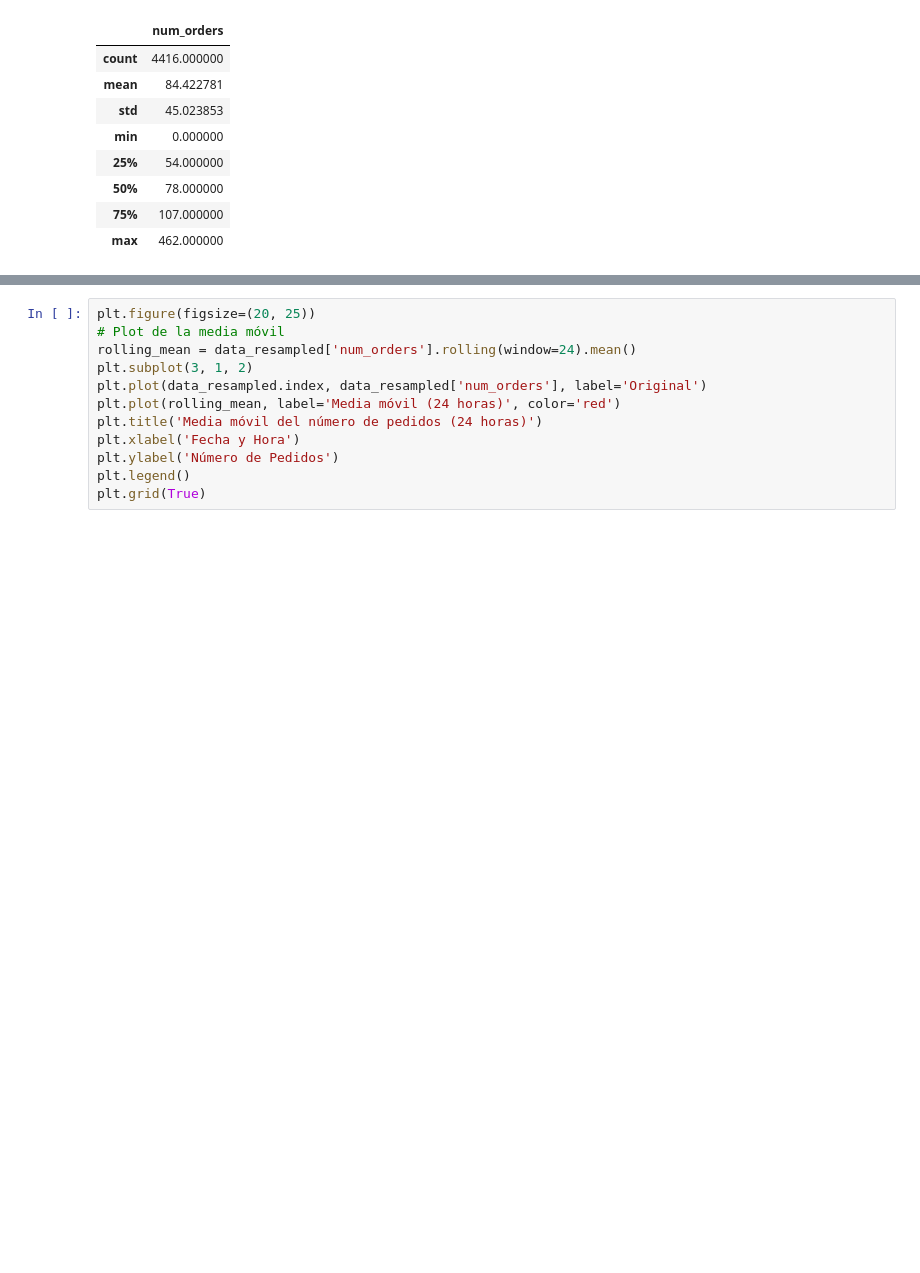
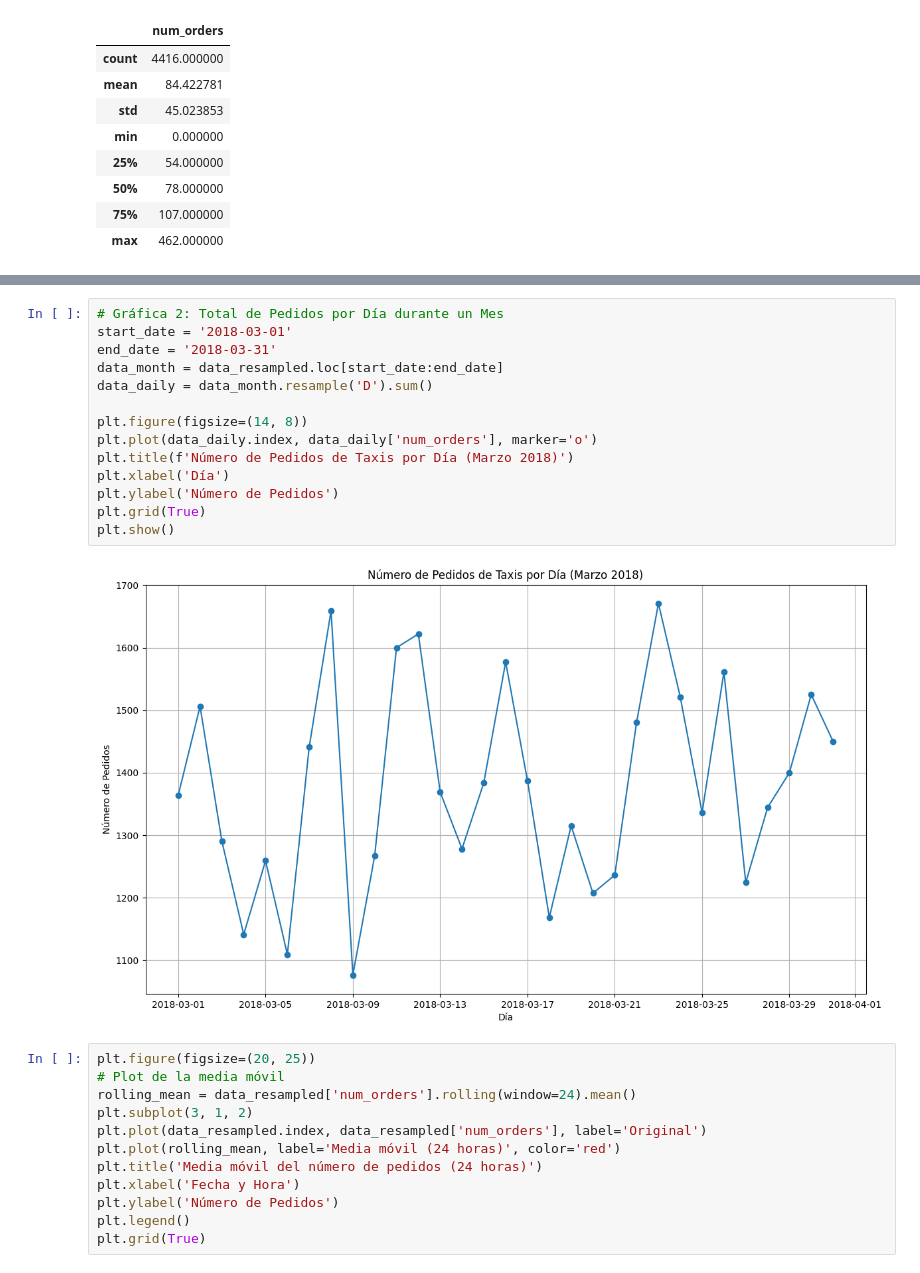
Before and after one commit to ErayFaSol/proyectosDataScience, a Jupyter notebook: proyecto13.ipynb, the cells around one changed output, grey strips where cells are left out. Saved outputs shown, nothing was run; the diff lists cells and outputs as text; blank space fills up the shorter version.

```diff
--- a/proyecto13.ipynb
+++ b/proyecto13.ipynb
@@ -111,3 +123,19 @@ plt.grid(True)
+# %%
+# Gráfica 2: Total de Pedidos por Día durante un Mes
+start_date = '2018-03-01'
+end_date = '2018-03-31'
+data_month = data_resampled.loc[start_date:end_date]
+data_daily = data_month.resample('D').sum()
+
+plt.figure(figsize=(14, 8))
+plt.plot(data_daily.index, data_daily['num_orders'], marker='o')
+plt.title(f'Número de Pedidos de Taxis por Día (Marzo 2018)')
+plt.xlabel('Día')
+plt.ylabel('Número de Pedidos')
+plt.grid(True)
+plt.show()
+# %% [output]
+[figure, added]
 # %%
 plt.figure(figsize=(20, 25))
 # Plot de la media móvil
```
Also changed, not shown: parts of 7 cells of this notebook.
